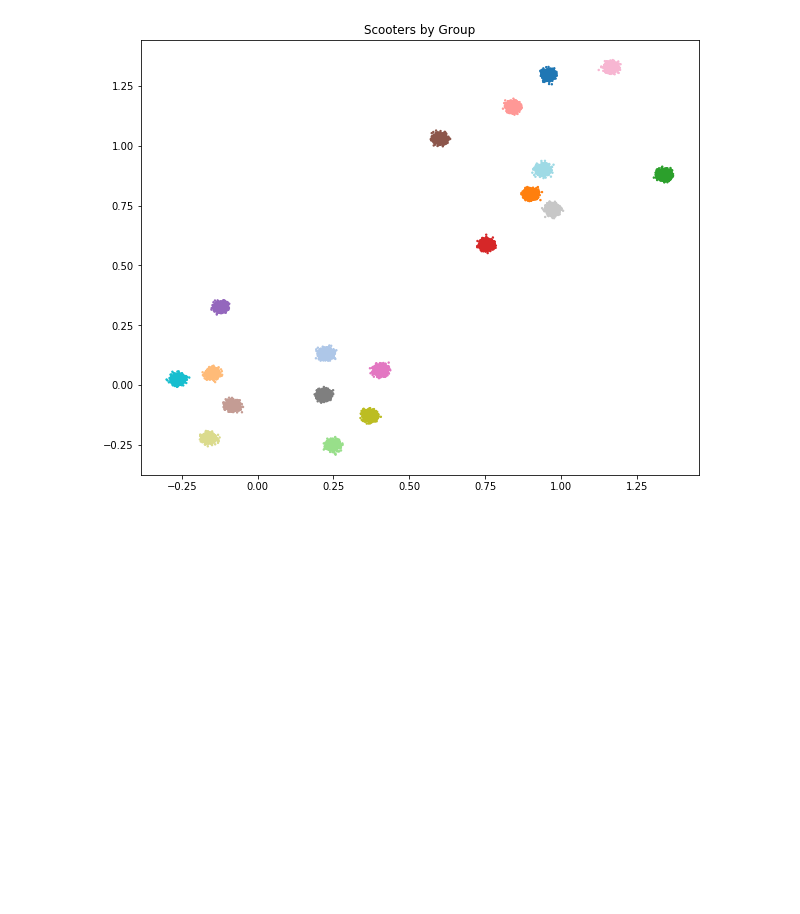
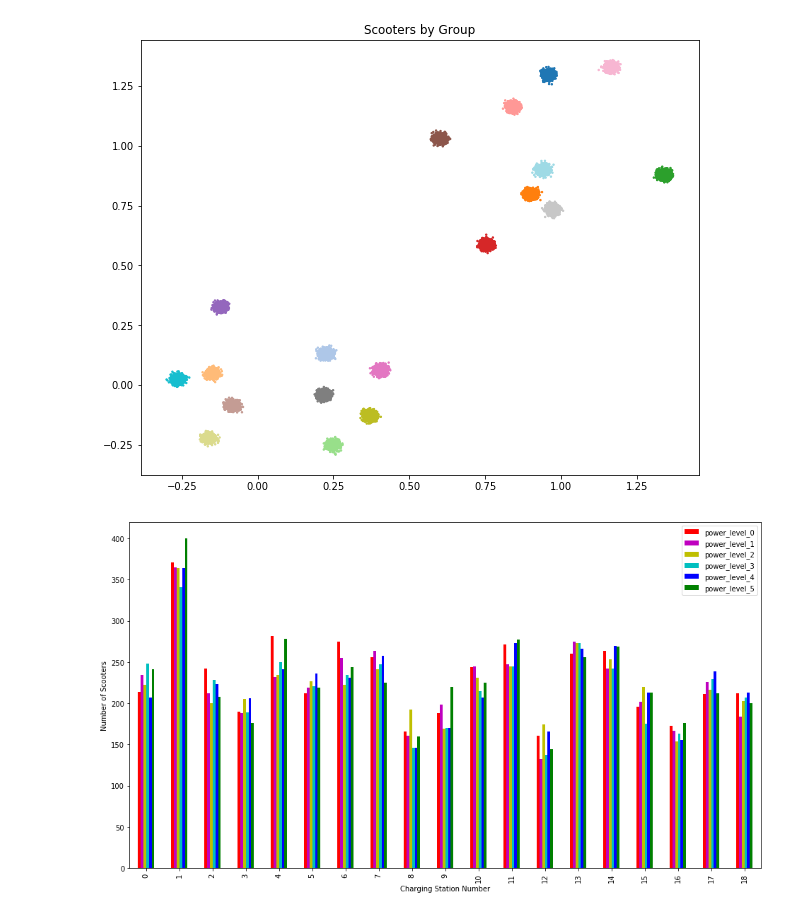
Before and after one commit to bkshrader/xtern-data-science-work-sample, a Jupyter notebook: worksample.ipynb, the cells around one changed output. Drawn from its saved outputs; the diff is of its cells as text; code cells hidden in the pictures; blank space fills up the shorter version.

```diff
--- a/worksample.ipynb
+++ b/worksample.ipynb
@@ -56,3 +57,20 @@ fig.patch.set_facecolor("white")
 plt.show()
 # %% [output]
 [figure]
+# %%
+groups = [None] * 19
+for group in range(19):
+    group_data = scooter_data[scooter_data.group == group]
+    power_levels = dict()
+    for power in range(6):
+        power_levels[f"power_level_{power}"] = len(group_data[group_data.power_level == power].index)
+    groups[group] = power_levels
+power_data = pd.DataFrame(groups)
+# %%
+fig, ax = plt.subplots()
+plt.xlabel("Charging Station Number")
+plt.ylabel("Number of Scooters")
+subplot = power_data.plot.bar(fig=fig, ax=ax, color="rmycbg", figsize=(16, 9))
+fig.patch.set_facecolor("white")
+# %% [output]
+[figure, added]
```
Also changed, not shown: parts of 1 cell of this notebook.
